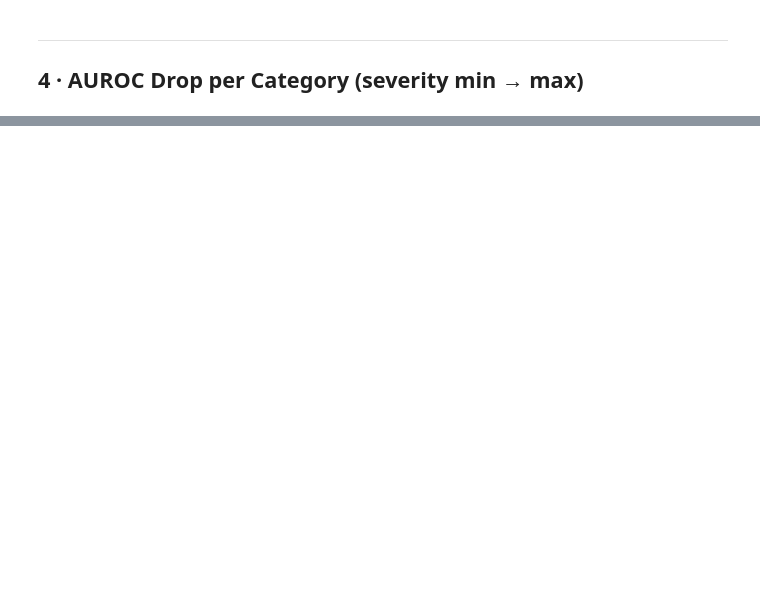
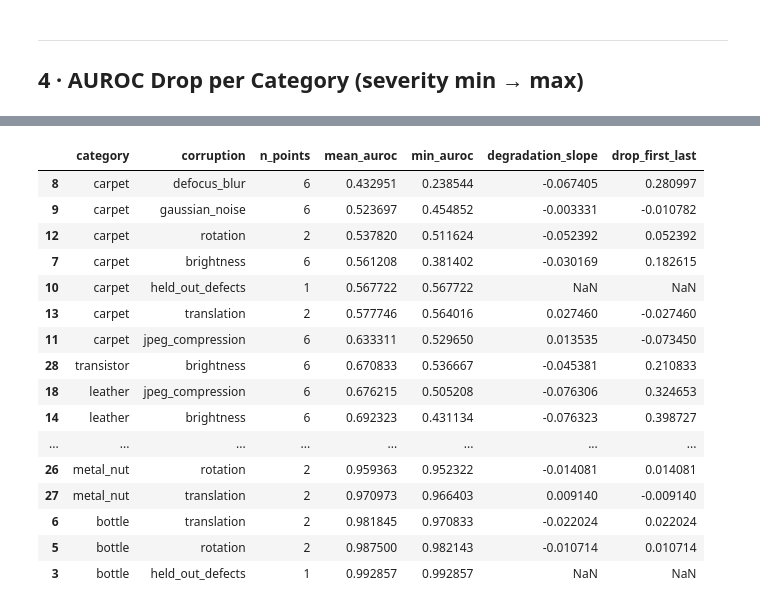
Before and after one commit to MarwanElkhallouki/BAP, a Jupyter notebook: work/python/results.ipynb, the cells around one changed output, grey strips where cells are left out. Cells and saved outputs as stored; diff of their text form; code cells hidden in the pictures; blank space fills up the shorter version.

```diff
--- a/work/python/results.ipynb
+++ b/work/python/results.ipynb
@@ -185,0 +309,41 @@ plt.show()
+# %%
+# --- Extended analysis: robustness scores and slopes ---
+robust_rows = []
+for (cat, corr), grp in df.groupby(["category", "corruption"]):
+    grp = grp.sort_values("severity")
+    x = grp["severity"].to_numpy()
+    y = grp["auroc"].to_numpy()
+    if len(x) >= 2:
+        slope = np.polyfit(x, y, 1)[0]
+    else:
+        slope = np.nan
+    robust_rows.append({
+        "category": cat,
+        "corruption": corr,
+        "n_points": len(grp),
+        "mean_auroc": float(np.mean(y)),
+        "min_auroc": float(np.min(y)),
+        "degradation_slope": float(slope),
+        "drop_first_last": float(y[0] - y[-1]) if len(y) >= 2 else np.nan,
+    })
+
+robust_df = pd.DataFrame(robust_rows)
+display(robust_df.sort_values(["mean_auroc", "degradation_slope"]))
+# %% [output]
+|  | category | corruption | n_points | mean_auroc | min_auroc | degradation_slope | drop_first_last |
+| 8 | carpet | defocus_blur | 6 | 0.432951 | 0.238544 | -0.067405 | 0.280997 |
+| 9 | carpet | gaussian_noise | 6 | 0.523697 | 0.454852 | -0.003331 | -0.010782 |
+| 12 | carpet | rotation | 2 | 0.537820 | 0.511624 | -0.052392 | 0.052392 |
+| 7 | carpet | brightness | 6 | 0.561208 | 0.381402 | -0.030169 | 0.182615 |
+| 10 | carpet | held_out_defects | 1 | 0.567722 | 0.567722 | NaN | NaN |
+| 13 | carpet | translation | 2 | 0.577746 | 0.564016 | 0.027460 | -0.027460 |
+| 11 | carpet | jpeg_compression | 6 | 0.633311 | 0.529650 | 0.013535 | -0.073450 |
+| 28 | transistor | brightness | 6 | 0.670833 | 0.536667 | -0.045381 | 0.210833 |
+| 18 | leather | jpeg_compression | 6 | 0.676215 | 0.505208 | -0.076306 | 0.324653 |
+| 14 | leather | brightness | 6 | 0.692323 | 0.431134 | -0.076323 | 0.398727 |
+| ... | ... | ... | ... | ... | ... | ... | ... |
+| 26 | metal_nut | rotation | 2 | 0.959363 | 0.952322 | -0.014081 | 0.014081 |
+| 27 | metal_nut | translation | 2 | 0.970973 | 0.966403 | 0.009140 | -0.009140 |
+| 6 | bottle | translation | 2 | 0.981845 | 0.970833 | -0.022024 | 0.022024 |
+| 5 | bottle | rotation | 2 | 0.987500 | 0.982143 | -0.010714 | 0.010714 |
+| 3 | bottle | held_out_defects | 1 | 0.992857 | 0.992857 | NaN | NaN |
```
Also changed, not shown: parts of 7 cells of this notebook, 21 other files.
